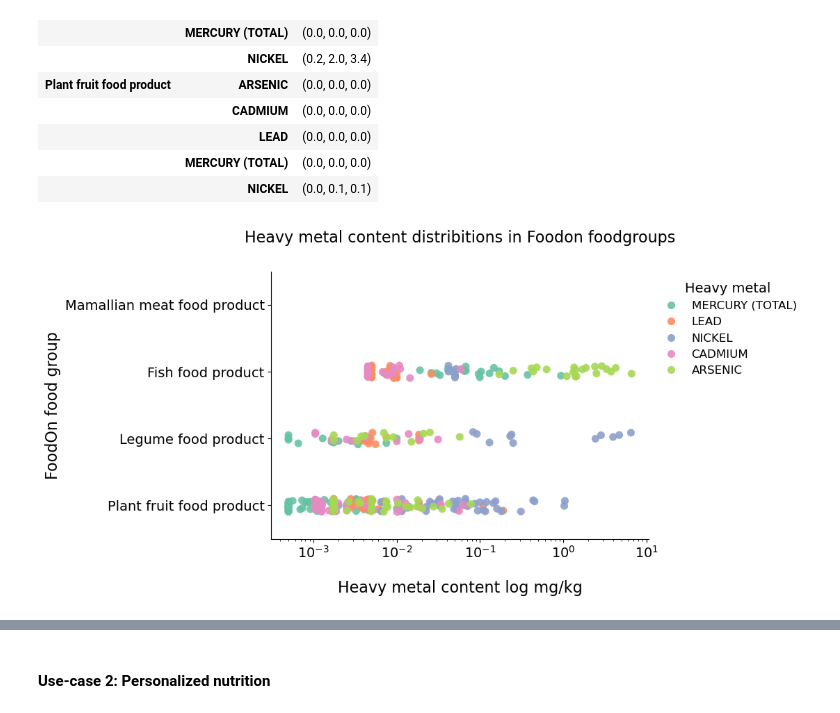
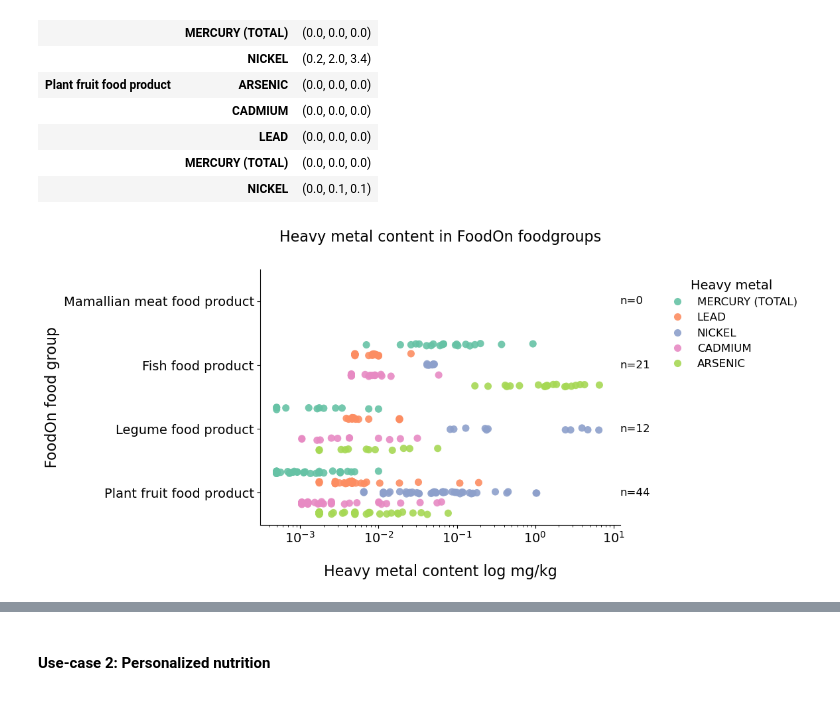
Before and after one commit to rivm-syso/nicekg_analysis, a Jupyter notebook: analysis/use_case_nice_food.ipynb, the cells around one changed output, grey strips where cells are left out. Drawn from its saved outputs; the diff is of its cells as text; code cells hidden in the pictures.

```diff
--- a/analysis/use_case_nice_food.ipynb
+++ b/analysis/use_case_nice_food.ipynb
@@ -9,7 +10,7 @@ from functions.wrapper_helper import open_query, sparql_query_to_dataframe
 #### global warming potential
 # %%
 # Global warming potential
-endpoint = "http://localhost:3030/nice_food/sparql"
+endpoint = "http://localhost:3030/response_check/sparql" # Initialize SPARQL ENDPOINT
 query_lca = open_query("queries/publication/global_warming_groups.rq")
 result_impact = sparql_query_to_dataframe(query_lca, endpoint = endpoint)
 result_impact["value"] = result_impact["value"].astype(float)
@@ -212,34 +290,66 @@ pd.DataFrame(iqr_table)
 |  | MERCURY (TOTAL) | (0.0, 0.0, 0.0) |
 |  | NICKEL | (0.0, 0.1, 0.1) |
 # %%
-import matplotlib.pyplot as plt
-# figure heavy metals
-import seaborn as sns
+plt.figure(figsize=(7, 5))   # taller figure = more space between food groups
 
-from local_path import path_figure_4c
+path_figure_4c = "/data/BioGrid/bindtf/publication_1/development/figures_revision/stripplot_4c_seperate.svg"
+order = ['Mamallian meat food product', 'Fish food product', 'Legume food product', 'Plant fruit food product']
 
-plt.figure(figsize =(7,5))
+p = sns.stripplot(
+    data=result_metal,
+    y='grouplabel',
+    x='value',
+    hue='propertylabel',
+    order=order,
+    palette='Set2',
+    size=8,              # smaller points = thinner category bands
+    dodge=True,
+    alpha=0.9
+)
 
-p = sns.stripplot(data=result_metal, y='grouplabel', hue = "propertylabel", x='value',
-                  alpha =0.9, palette= "Set2", order = order, size = 8)
-
-p.set(xscale = "log")
+p.set(xscale="log")
 
 
 sns.despine()
 
-plt.legend(loc='upper left', bbox_to_anchor=(1, 1), title='Heavy metal',     fontsize=12,
-    title_fontsize=14,  frameon=False  )
+plt.legend(loc='upper left', bbox_to_anchor=(1.1, 1),
+           title='Heavy metal', fontsize=12, title_fontsize=14, frameon=False)
 
-# Add titles and labels
-plt.title('Heavy metal content distribitions in Foodon foodgroups', pad = 30, fontsize = 16, ha = "center")
-plt.xlabel('Heavy metal content log mg/kg',  labelpad= 20, fontsize = 16)
-plt.ylabel('FoodOn food group',  fontsize = 16)
+plt.title('Heavy metal content in FoodOn foodgroups', pad=30, fontsize=16)
+plt.xlabel('Heavy metal content log mg/kg', labelpad=20, fontsize=16)
+plt.ylabel('FoodOn food group', fontsize=16)
 
 plt.xticks(fontsize=14)
 plt.yticks(fontsize=14)
 
-plt.savefig(path_figure_4c, format='svg',  bbox_inches="tight")
-plt.savefig("figures/heavy_metal_conc_fig.svg", format = "svg", bbox_inches = "tight")
+
+# --- Add counts (n) on the right side of each category ---
+counts = result_metal.groupby("grouplabel")["foodname"].nunique()
+empty_row = pd.Series([0], index=["Mamallian meat food product"])
+
+# Prepend it to counts
+counts = pd.concat([empty_row, counts])
+
+ax = plt.gca()
+
+# Get maximum x-value to place labels slightly outside the plot
+xmax = ax.get_xlim()[1]
+
+for i, group in enumerate(order):
+    n = counts[group]
+    ax.text(
+        xmax + xmax*0.15,      # small offset outside the axis
+        i,                     # y-position (category index)
+        f"n={n}",
+        va='center',
+        ha='left',
+        fontsize=12
+    )
+
+# Extend x-axis to make space for text
+ax.set_xlim(right=xmax * 1.15)
+
+
+plt.savefig(path_figure_4c, format='svg', bbox_inches="tight", transparent = True)
 # %% [output]
-[figure, old version]
+[figure, new version]
```
Also changed, not shown: parts of 18 cells of this notebook, 21 other files.
